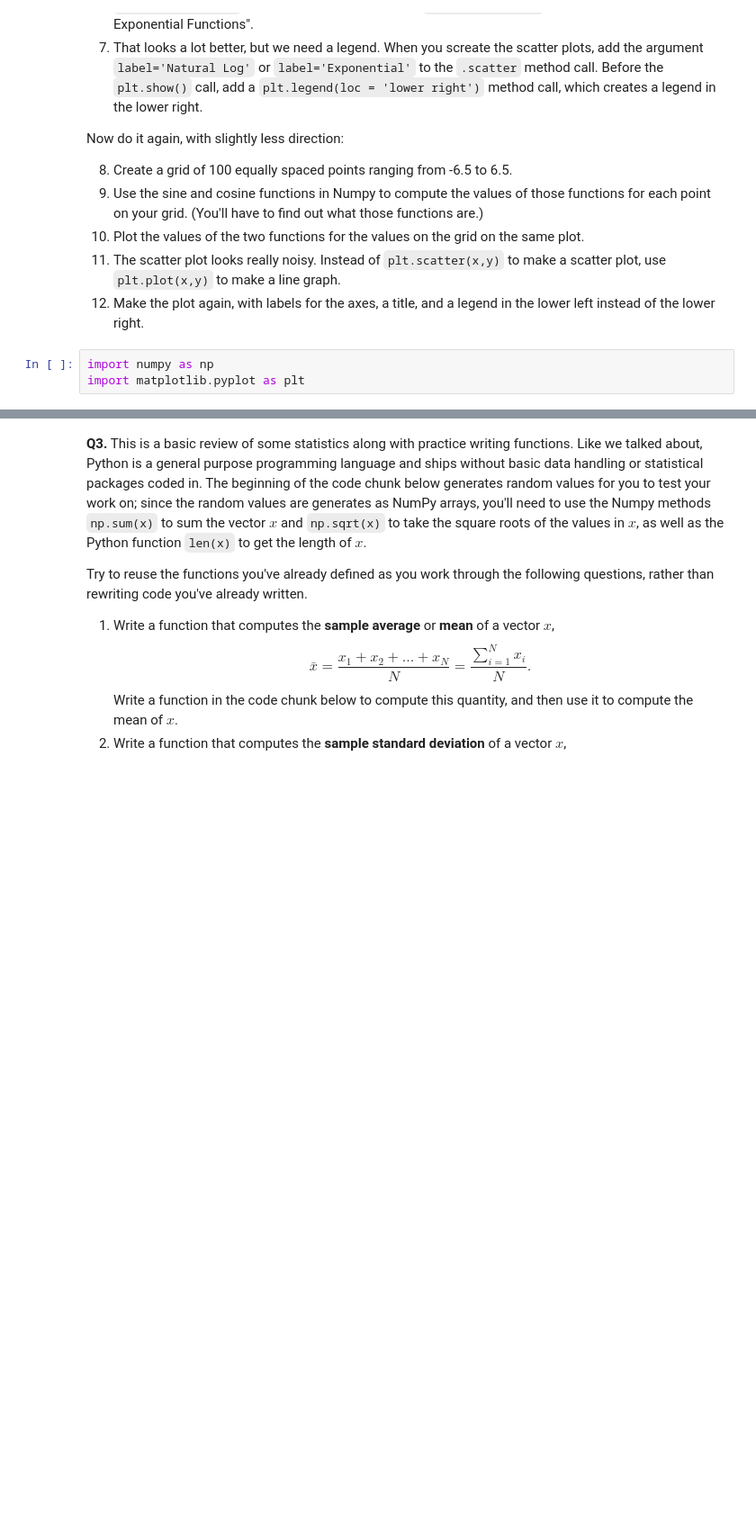
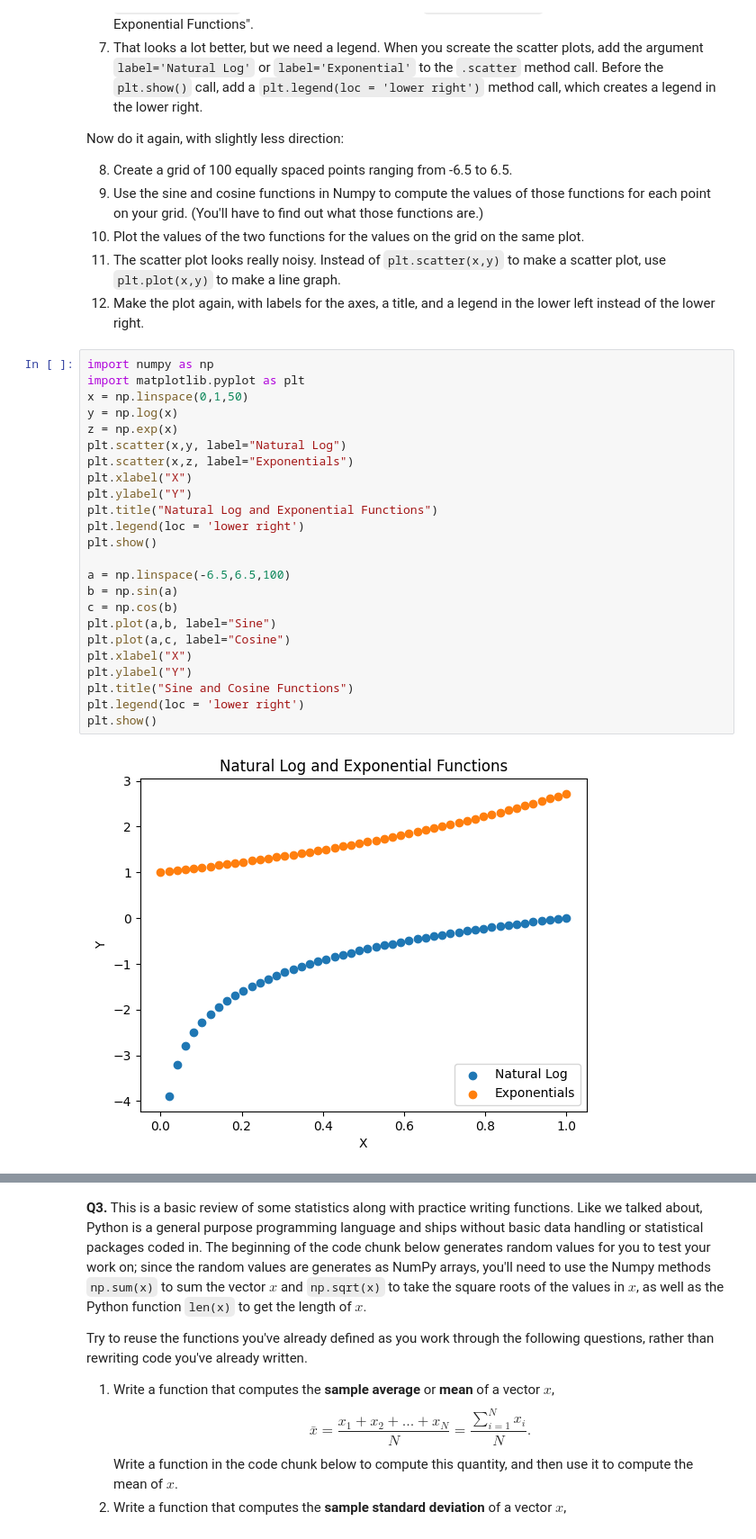
Before and after one commit to benshults22/DS3001-SP26, a Jupyter notebook: programming/assignment/assignment_programming.ipynb, the cells around one changed output, grey strips where cells are left out. Shown at 90% size. Saved outputs shown, nothing was run; the diff lists cells and outputs as text; blank space fills up the shorter version.

```diff
--- a/programming/assignment/assignment_programming.ipynb
+++ b/programming/assignment/assignment_programming.ipynb
@@ -48,3 +48,26 @@ Now do it again, with slightly less direction:
 # %%
 import numpy as np
 import matplotlib.pyplot as plt
+x = np.linspace(0,1,50)
+y = np.log(x)
+z = np.exp(x)
+plt.scatter(x,y, label="Natural Log")
+plt.scatter(x,z, label="Exponentials")
+plt.xlabel("X")
+plt.ylabel("Y")
+plt.title("Natural Log and Exponential Functions")
+plt.legend(loc = 'lower right')
+plt.show()
+
+a = np.linspace(-6.5,6.5,100)
+b = np.sin(a)
+c = np.cos(b)
+plt.plot(a,b, label="Sine")
+plt.plot(a,c, label="Cosine")
+plt.xlabel("X")
+plt.ylabel("Y")
+plt.title("Sine and Cosine Functions")
+plt.legend(loc = 'lower right')
+plt.show()
+# %% [output]
+[figure, added]
```
Also changed, not shown: parts of 3 cells of this notebook.
